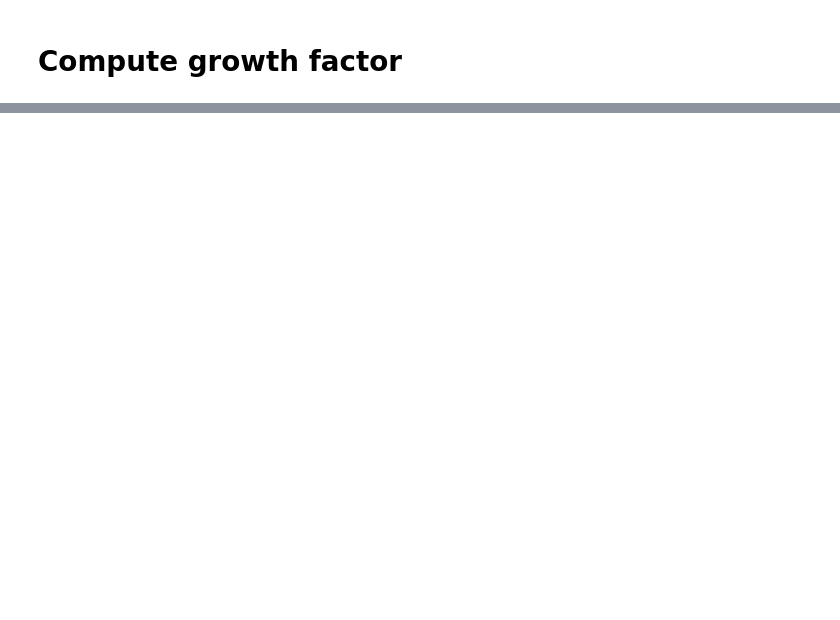
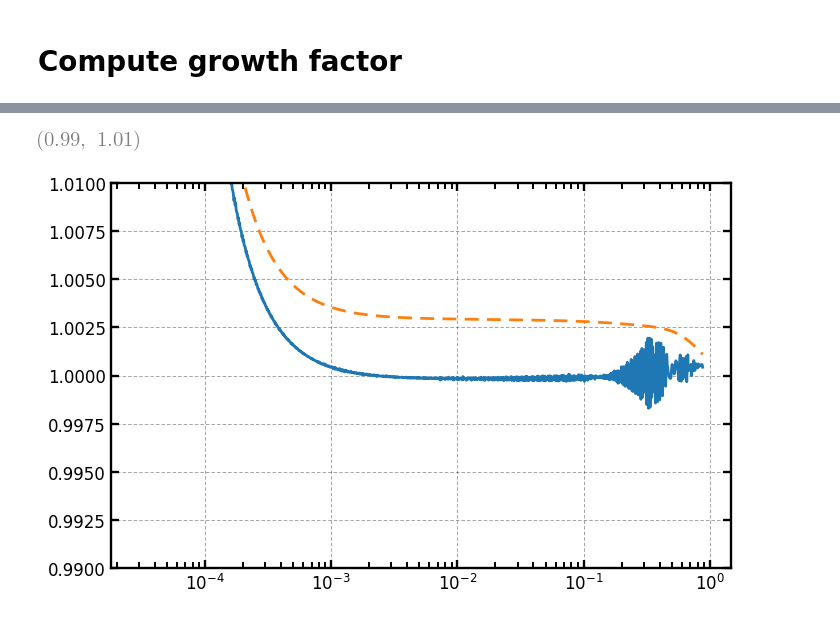
Before and after one commit to BartolomeoF/K-mouflage, a Jupyter notebook: Test.ipynb, the cells around one changed output, grey strips where cells are left out. Cells and saved outputs as stored; diff of their text form; code cells hidden in the pictures; blank space fills up the shorter version.

```diff
--- a/Test.ipynb
+++ b/Test.ipynb
@@ -71,0 +159,7 @@ plt.semilogx(a_E , dum_kmou.D_kmou_J.sol(a_J)[1]/dum_kmou.D_LCDM.sol(a_E)[1])
+# %%
+plt.semilogx(df_out.index**2*df_out.E_kmou*df_out['phi_a']/df_old['dphi_J_dtau'].values*1/2997)
+plt.semilogx(df_out_ngt2.index**2*df_out_ngt2.E_kmou*df_out_ngt2['phi_a']/df_ngt2['dphi_J_dtau'].values,'--')
+plt.ylim(0.99,1.01)
+# %% [output]
+[figure, added]
+[figure, added]
```
Also changed, not shown: parts of 18 cells of this notebook.
